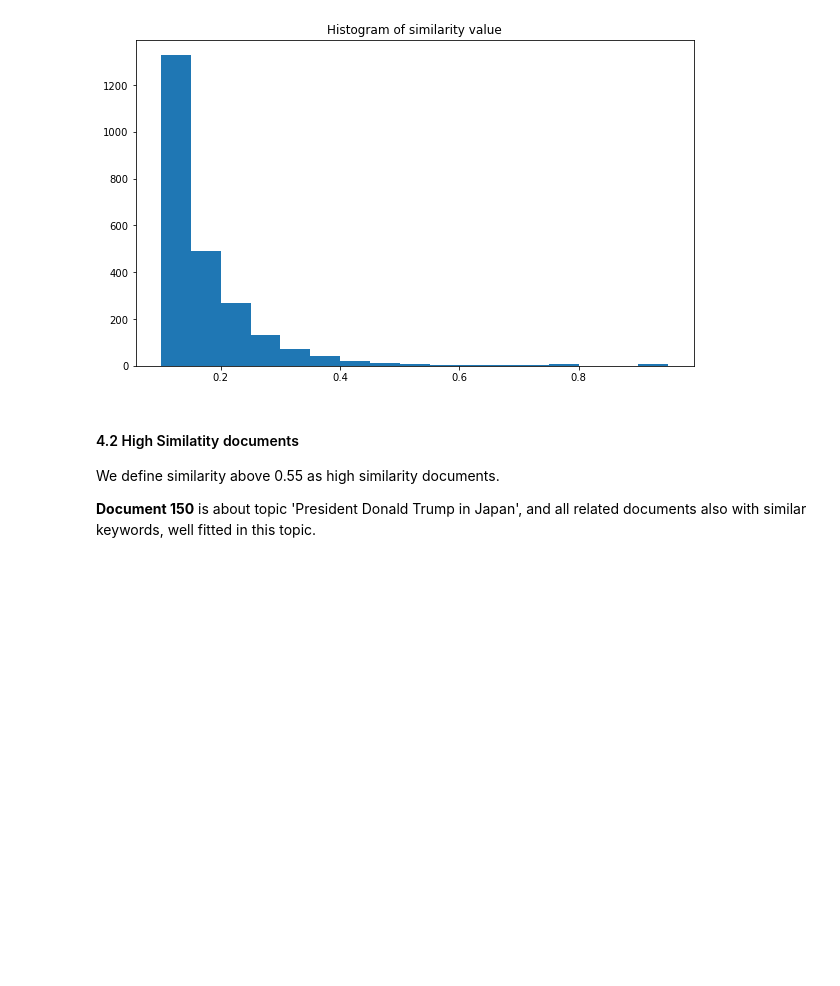
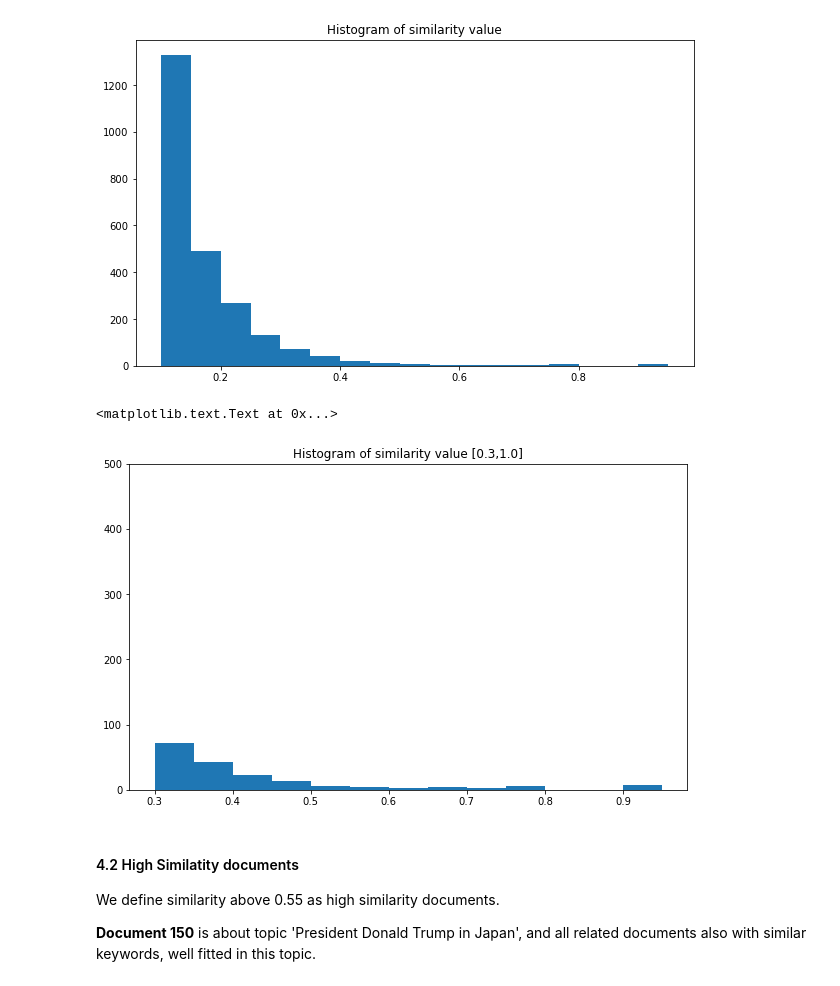
Before and after one commit to luvlee-liu/newsfeed-discover-data-mining, a Jupyter notebook: news_discover_clustered_by_keywords_spark.ipynb, the cells around one changed output. Saved outputs shown, nothing was run; the diff lists cells and outputs as text; code cells hidden in the pictures; blank space fills up the shorter version.

```diff
--- a/news_discover_clustered_by_keywords_spark.ipynb
+++ b/news_discover_clustered_by_keywords_spark.ipynb
@@ -331,6 +335,14 @@ plt.title("Histogram of similarity value")
 # %% [output]
 <matplotlib.text.Text at 0x...>
 [figure]
+# %%
+plt.figure(figsize = (10,6))
+plt.hist(similarity_matrix.reshape(-1).tolist(), bins=np.arange(0.3, 1.0, 0.05))
+plt.ylim(0, 500)
+plt.title("Histogram of similarity value [0.3,1.0]")
+# %% [output]
+<matplotlib.text.Text at 0x...>
+[figure, added]
 # %% [markdown]
 #### 4.2 High Similatity documents
 We define similarity above 0.55 as high similarity documents.
```
Also changed, not shown: parts of 6 cells of this notebook, 1 other file.
